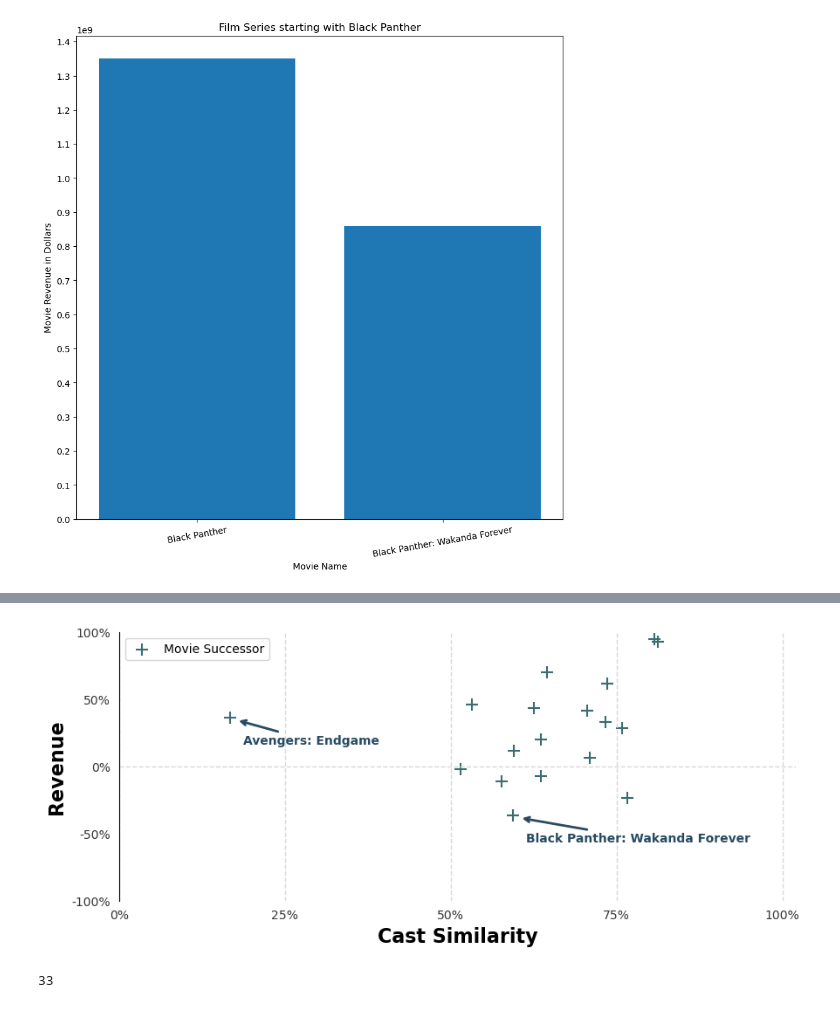
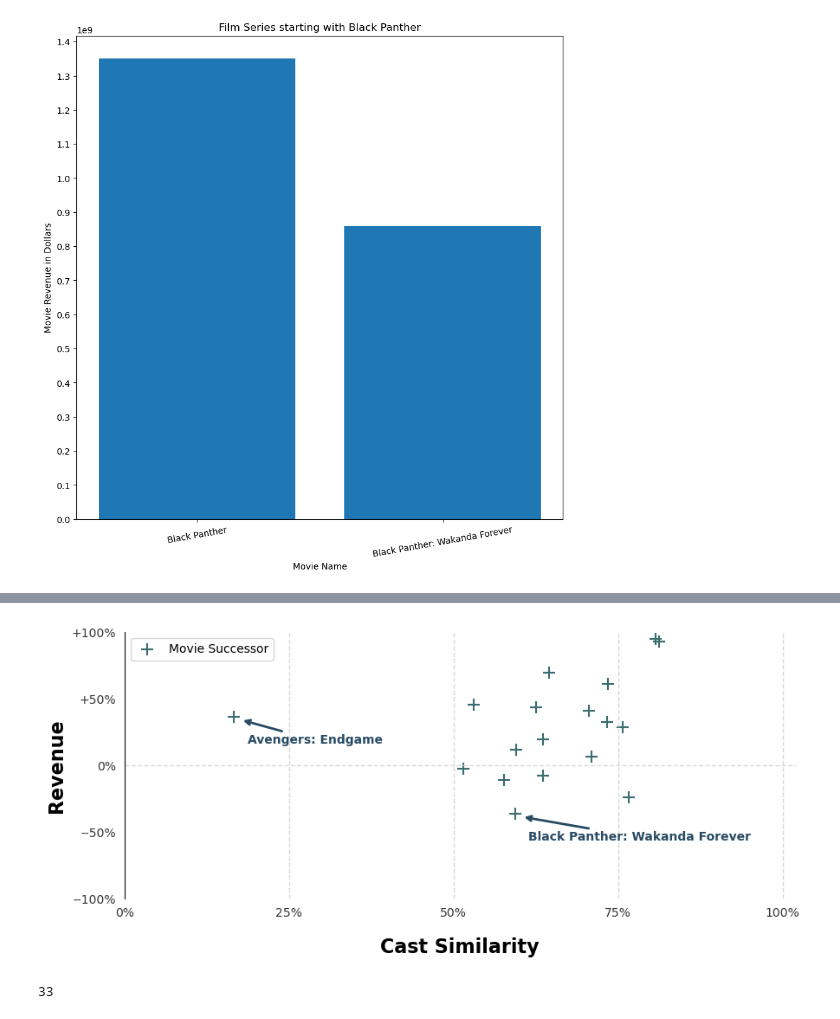
Before and after one commit to rizz-kings/data-in-the-wild, a Jupyter notebook: notebooks/filmseries.ipynb, the cells around one changed output, grey strips where cells are left out. Cells and saved outputs as stored; diff of their text form; code cells hidden in the pictures.

```diff
--- a/notebooks/filmseries.ipynb
+++ b/notebooks/filmseries.ipynb
@@ -384,7 +384,7 @@ plt.figure(figsize=(10, 4))
 plt.scatter(x, y, c='#3c6e71', s=100, marker='+', label='Movie Successor')
 # plt.title('Revenue of Movie Successor based on Cast Similarity', fontdict={'fontsize': 18 }, y=1.05)
 
-plt.xlabel('Cast Similarity', fontdict={'fontsize': 16, 'fontweight': 'bold'})
+plt.xlabel('Cast Similarity', fontdict={'fontsize': 16, 'fontweight': 'bold'}, labelpad=15)
 # x scale from 0 to 100%
 plt.xlim(0, 102)
 
@@ -413,7 +413,7 @@ plt.gca().grid(True, axis='x', which='minor', linestyle='--', c='#d9d9d9', lw=0.
 plt.gca().set_xticklabels([ '{:.0f}%'.format(x) for x in plt.gca().get_xticks()], c='#353535')
 
 # percentage sign on y axis ticks
-plt.gca().set_yticklabels([f"{'+' if x > 0 else '-'}" + '{:.0f}%'.format(x) for x in plt.gca().get_yticks()], c='#353535')
+plt.gca().set_yticklabels([f"{'+' if x > 0 else '-' if x < 0 else ''}" + '{:.0f}%'.format(x) for x in plt.gca().get_yticks()], c='#353535')
 
 # horizontal line at 0
 
@@ -424,34 +424,34 @@ for i, txt in enumerate([movie_succession[1] for movie_succession in movie_succe
     if i in annotated_indexes:
         # bold
         plt.annotate(txt, (x[i] + 1 , y[i] - 2),  fontsize=10, arrowprops=dict(arrowstyle='->', color='#284b63', lw=2), xytext=(x[i] + 2, y[i] - 20), c='#284b63', fontweight='bold')
 
 plt.axhline(y=0, c='#d9d9d9', ls='--', lw=1)
 
 
 # removing outliers
 x = np.array(x)
 y = np.array(y)
 
 # removing the outliers
 z_scores = np.abs((x - np.mean(x)) / np.std(x))
 threshold = 3
 x = x[z_scores < threshold]
 y = y[z_scores < threshold]
 
 # fitting a linear regression line to the data with removed outliers
 m, b = np.polyfit(x, y, 1)
 
 x = np.arange(0, 100, 1)
 # plt.plot(x, m*x + b, c='red', lw=0.5, label='Linear Regression without Outliers')
 point = 20
 # plt.annotate("Linear Regression without Outliers", (point, m*point + b + 5),  fontsize=10, rotation=m*13, c='red')
 
 plt.legend(loc='upper left')
 
 plt.savefig(PLOT_FOLDER + "/revenue_vs_cast_similarity.png")
 plt.show()
 # %% [output]
-[figure, old version]
+[figure, new version]
 # %%
 len(df)
 # %% [output]
```
Also changed, not shown: 6 other files.
